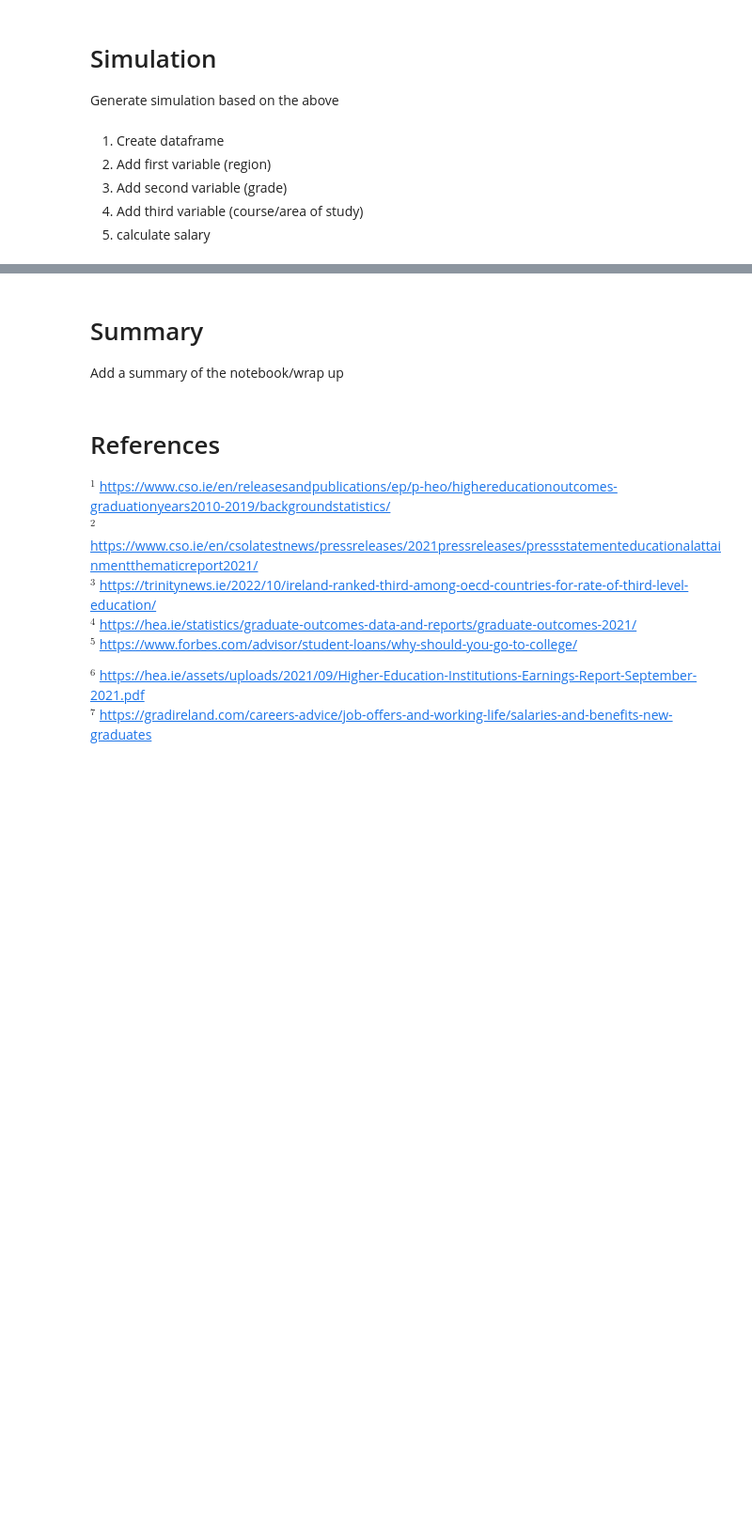
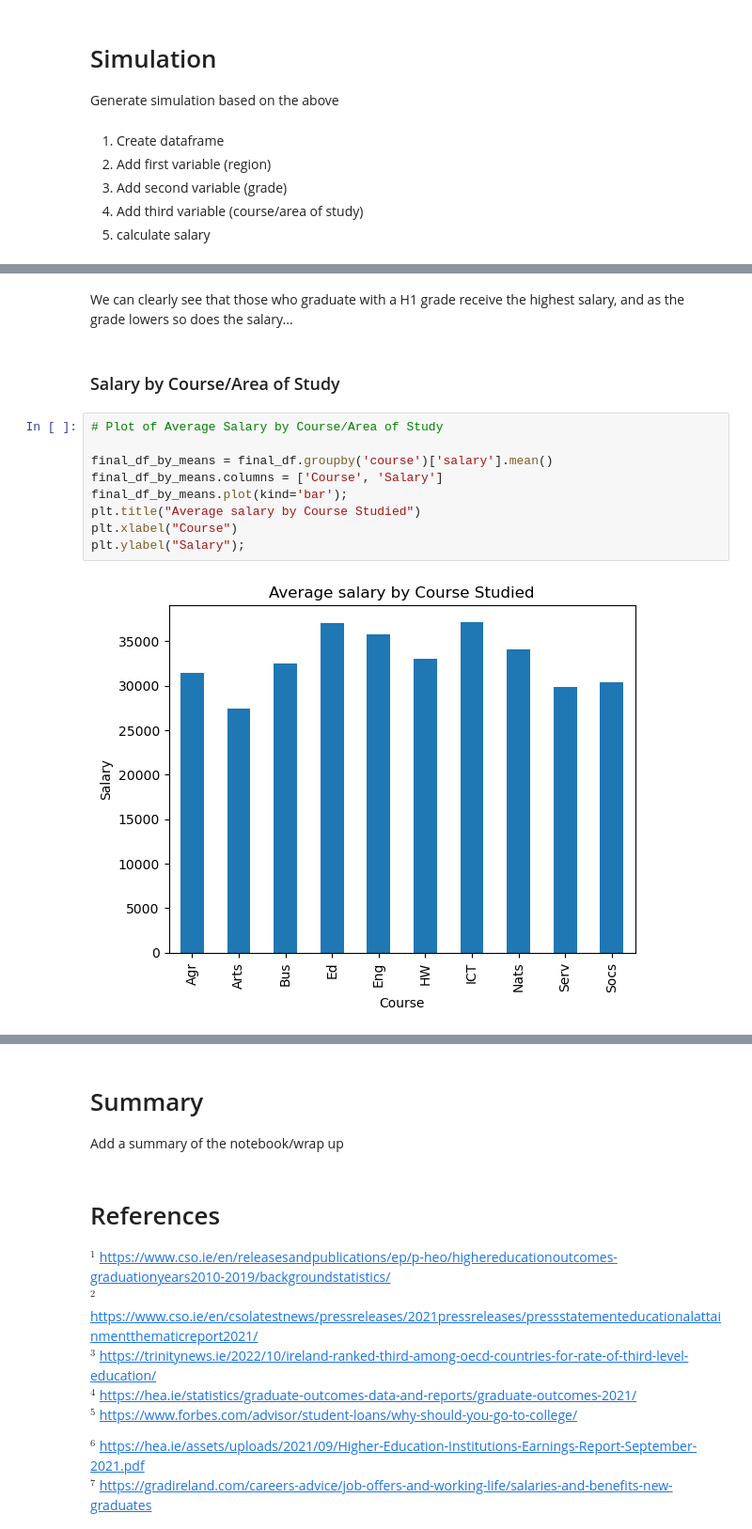
Before and after one commit to PeeBs68/prog_da_project1, a Jupyter notebook: project1.ipynb, the cells around one changed output, grey strips where cells are left out. Shown: that part at 94% size. Saved outputs shown, nothing was run; the diff lists cells and outputs as text; blank space fills up the shorter version.

```diff
--- a/project1.ipynb
+++ b/project1.ipynb
@@ -429,0 +443,15 @@ Salary standard deviation = 4105.568522920918
+# %% [markdown]
+We can clearly see that those who graduate with a H1 grade receive the highest salary, and as the grade lowers so does the salary...
+# %% [markdown]
+### Salary by Course/Area of Study
+# %%
+# Plot of Average Salary by Course/Area of Study
+
+final_df_by_means = final_df.groupby('course')['salary'].mean()
+final_df_by_means.columns = ['Course', 'Salary']
+final_df_by_means.plot(kind='bar');
+plt.title("Average salary by Course Studied")
+plt.xlabel("Course")
+plt.ylabel("Salary");
+# %% [output]
+[figure, added]
```
Also changed, not shown: parts of 14 cells of this notebook.
